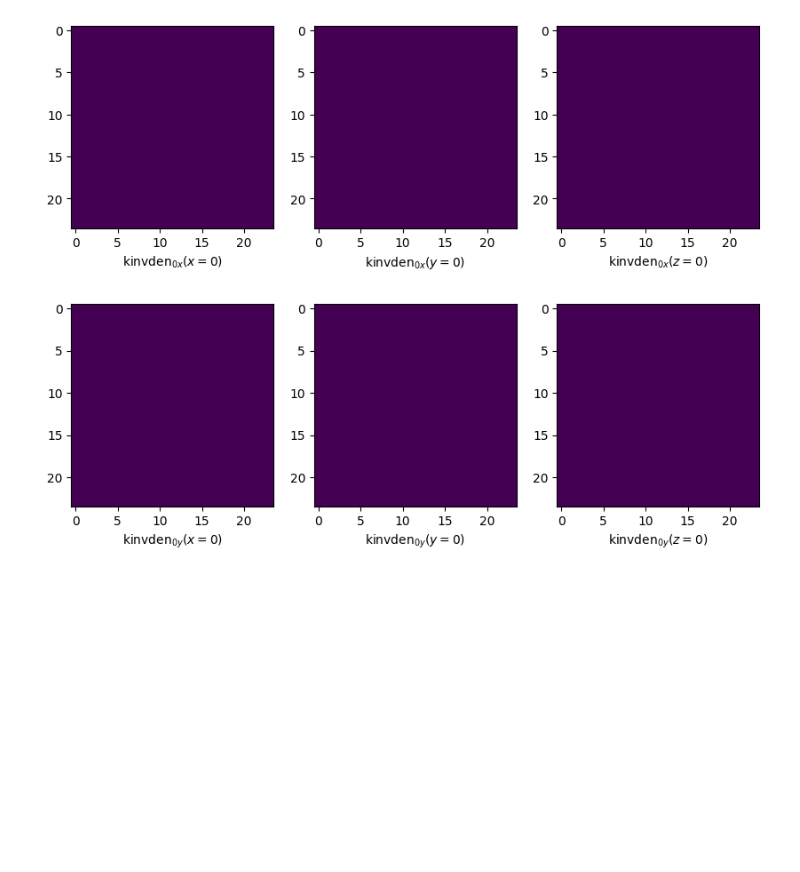
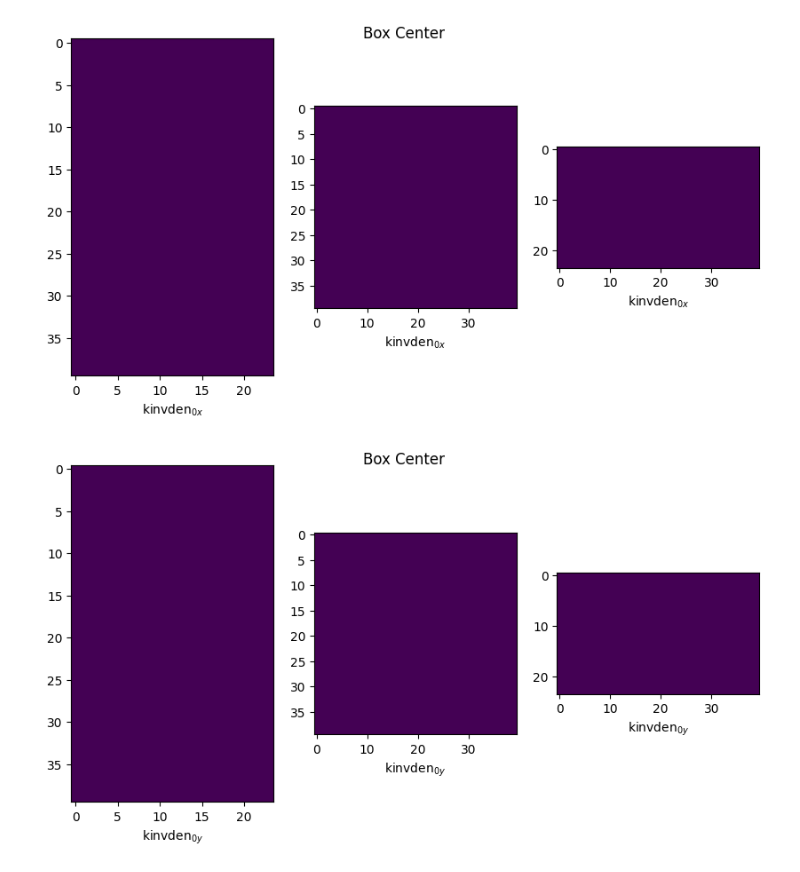
Before and after one commit to jabelieu/K-J-SR, a Jupyter notebook: big.data.vis.ipynb, the cells around one changed output. Saved outputs shown, nothing was run; the diff lists cells and outputs as text; code cells hidden in the pictures; blank space fills up the shorter version.

```diff
--- a/big.data.vis.ipynb
+++ b/big.data.vis.ipynb
@@ -105,6 +111,10 @@ axes[2].set_xlabel(r'$\tau_0(x=0)$');
 jx = currnt[0,0,:,:,:]
 jy = currnt[0,1,:,:,:]
 jz = currnt[0,2,:,:,:]
+
+jx1 = currnt[1,0,:,:,:]
+jy1 = currnt[1,1,:,:,:]
+jz1 = currnt[1,2,:,:,:]
 
 jl = [jx,jy,jz]
 jsl = [r'$J_{0x}$',r'$J_{0y}$',r'$J_{0z}$']
@@ -118,10 +128,11 @@ for i in range(len(jl)) :
 
     fig,ax=plt.subplots(1,3,figsize=(fs,fs))
 
-    ax[0].imshow(je[:,:,0])
-    ax[0].set_xlabel(js+r'$_{,z}(x=0)$')
-    ax[1].imshow(je[:,0,:])
-    ax[1].set_xlabel(js+r'$_{,z}$(y=0)')
-    ax[2].imshow(je[0,:,:])
-    ax[2].set_xlabel(js+r'$_{,z}(z=0)$')
+    ax[0].imshow(je[:,:,mi])
+    ax[0].set_xlabel(js+r'$_{,z}$')
+    ax[1].imshow(je[:,mi,:])
+    ax[1].set_xlabel(js+r'$_{,z}$')
+    ax[2].imshow(je[mi,:,:])
+    ax[2].set_xlabel(js+r'$_{,z}$')
+    fig.suptitle('Box Center',x=0.5,y=0.7);
 # %% [output]
@@ -131,26 +142,31 @@ for i in range(len(jl)) :
 # %%
 kinvdenx = kinvden[0,0,:,:,:]
 kinvdeny = kinvden[0,1,:,:,:]
 kinvdenz = kinvden[0,2,:,:,:]
+
+kinvdenx1 = kinvden[1,0,:,:,:]
+kinvdeny1 = kinvden[1,1,:,:,:]
+kinvdenz1 = kinvden[1,2,:,:,:]
 
 kl = [kinvdenx,kinvdeny,kinvdenz]
 ksl = [r'kinvden$_{0x}$',r'kinvden$_{0y}$',r'kinvden$_{0z}$']
 
 fs = 10
 
 for i in range(len(jl)) :
 
     kinvdene = kl[i]
     ks = ksl[i]
 
     fig,ax=plt.subplots(1,3,figsize=(fs,fs))
 
-    ax[0].imshow(kinvdene[:,:,0])
-    ax[0].set_xlabel(ks+r'$(x=0)$')
-    ax[1].imshow(kinvdene[:,0,:])
-    ax[1].set_xlabel(ks+r'$(y=0)$')
-    ax[2].imshow(kinvdene[0,:,:])
-    ax[2].set_xlabel(ks+r'$(z=0)$')
+    ax[0].imshow(kinvdene[:,:,mi])
+    ax[0].set_xlabel(ks)
+    ax[1].imshow(kinvdene[:,mi,:])
+    ax[1].set_xlabel(ks)
+    ax[2].imshow(kinvdene[mi,:,:])
+    ax[2].set_xlabel(ks)
+    fig.suptitle('Box Center',x=0.5,y=0.7);
 # %% [output]
-[figure, old version]
+[figure, new version]
-[figure, old version]
+[figure, new version]
```
Also changed, not shown: parts of 11 cells of this notebook, 1 other file.
